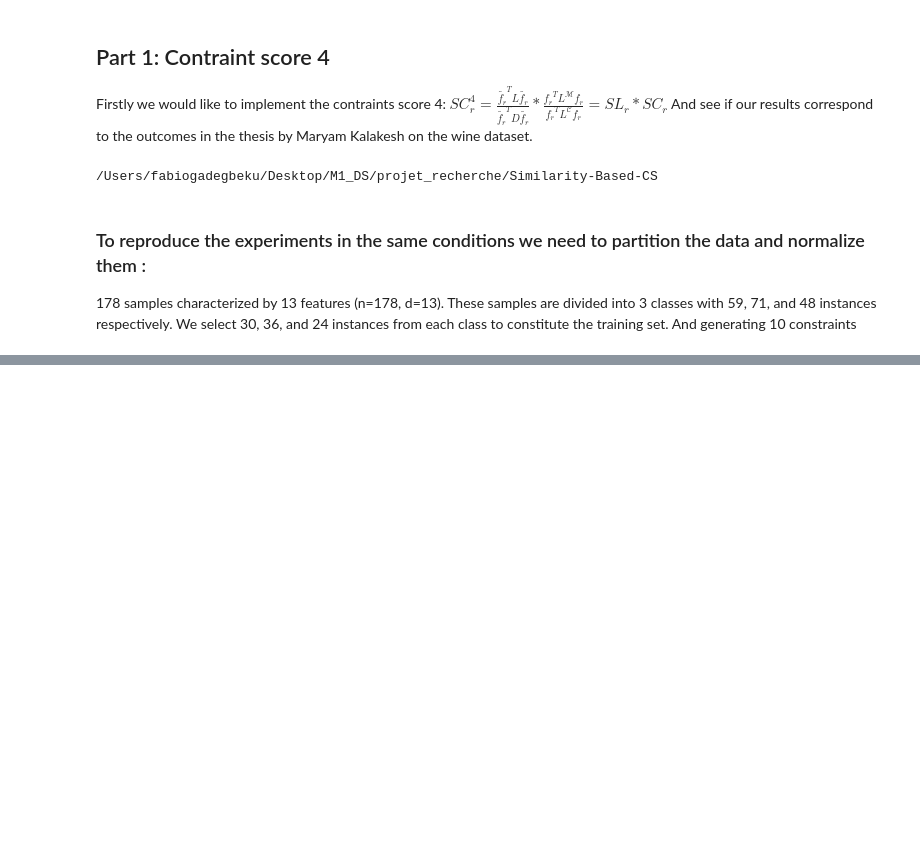
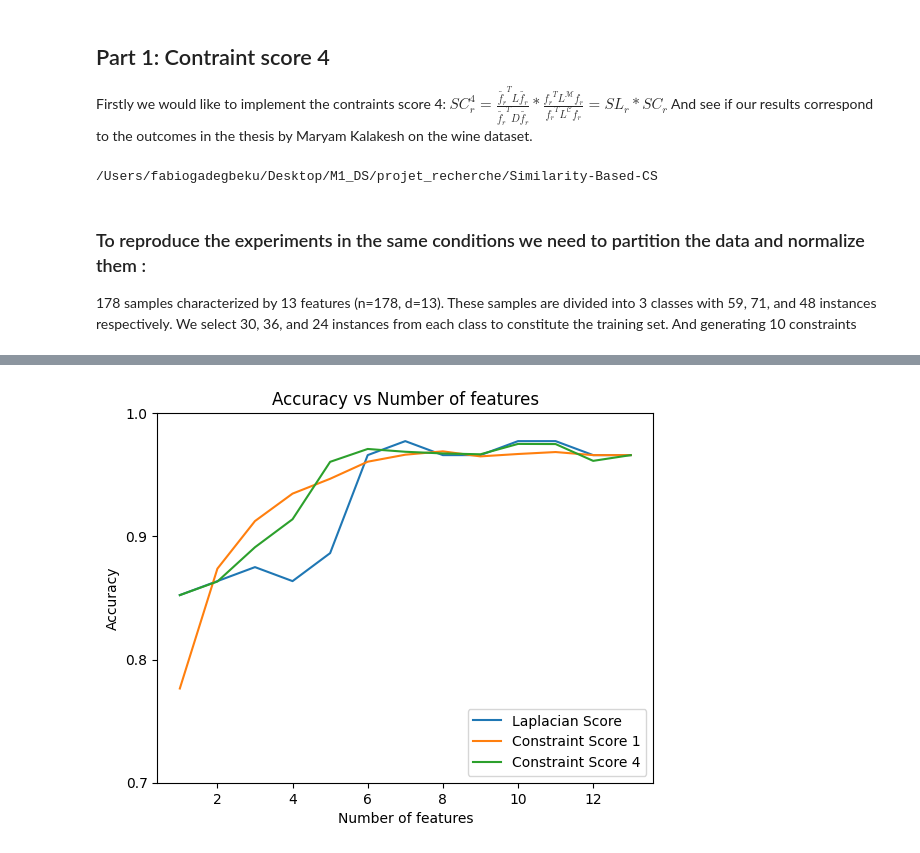
Before and after one commit to FabioGadegbeku/Similarity-Based-CS, a Jupyter notebook: sim_based_cs/notebook.ipynb, the cells around one changed output, grey strips where cells are left out. Cells and saved outputs as stored; diff of their text form; code cells hidden in the pictures; blank space fills up the shorter version.

```diff
--- a/sim_based_cs/notebook.ipynb
+++ b/sim_based_cs/notebook.ipynb
@@ -46,11 +46,10 @@ X_class_2 = X_class_2[:36]
 X_class_3 = X_class_3[:24]
 
 X_data_train_2 = np.concatenate((X_class_1,X_class_2,X_class_3), axis=0)
-X_target_train_2 = np.concatenate((np.zeros(30),np.ones(36),np.ones(24)*2), axis=0)
+X_target_train_2 = np.concatenate((np.zeros(30),np.ones(36),np.ones(24)*2), axis=0)[np.newaxis].T
 # now we need to drop the prototypes from the data
 X_data_test_2 = np.delete(data, np.concatenate((np.arange(30),np.arange(59,95),np.arange(131,155))), axis=0)
 X_target_test_2 = np.delete(target, np.concatenate((np.arange(30),np.arange(59,95),np.arange(131,155))), axis=0)
-
-
+X_data_train_2_labels = np.concatenate(((X_data_train_2,X_target_train_2,)), axis=1)
 #now we have our training and test data
 # %%
@@ -63,0 +65,65 @@ array([12,  4,  0,  3, 11,  2, 10,  9,  5,  6,  8,  1,  7])
+# %%
+from sklearn.preprocessing import StandardScaler
+n = 14
+rep = 100
+knn = Knn(n_neighbors=1)
+all_accuracy_cs4 = np.zeros((rep,n-1))
+all_accuracy_ls = np.zeros((rep,n-1))
+all_accuracy_cs1 = np.zeros((rep,n-1))
+for j in range(rep):
+    X_data_train_2_labels = np.concatenate(((X_data_train_2,X_target_train_2,)), axis=1)
+    X_data_train_2_constraints = generate_constraints(X_data_train_2_labels,3 )
+    constraint_score_4 = laplacian_score(X_data_train_2)*constraint_score_1(X_data_train_2_constraints)
+    features_cs4 = np.argsort(constraint_score_4)
+    features_ls = np.argsort(laplacian_score(X_data_train_2))
+    features_cs1 = np.argsort(constraint_score_1(X_data_train_2_constraints))
+    Accuracy_cs4 = np.zeros(n-1)
+    Accuracy_ls = np.zeros(n-1)
+    Accuracy_cs1 = np.zeros(n-1)
+    for i in range(1,n):
+        X_wine_train_cs4 = np.delete(X_data_train_2, features_cs4[i:], axis=1)
+        X_wine_test_cs4 = np.delete(X_data_test_2, features_cs4[i:], axis=1)
+        y_train = X_target_train_2.ravel()
+        y_test = X_target_test_2
+        scaler = StandardScaler()
+        scaler.fit(X_wine_train_cs4)
+        X_wine_train_cs4 = scaler.transform(X_wine_train_cs4)
+        X_wine_test_cs4 = scaler.transform(X_wine_test_cs4)
+        knn.fit(X_wine_train_cs4, y_train)
+        y_pred = knn.predict(X_wine_test_cs4)
+        Accuracy_cs4[i-1] = np.mean(y_pred == y_test)
+
+        X_wine_train_ls = np.delete(X_data_train_2, features_ls[i:], axis=1)
+        X_wine_test_ls = np.delete(X_data_test_2, features_ls[i:], axis=1)
+        scaler = StandardScaler()
+        scaler.fit(X_wine_train_ls)
+        X_wine_train_ls = scaler.transform(X_wine_train_ls)
+        X_wine_test_ls = scaler.transform(X_wine_test_ls)
+        knn.fit(X_wine_train_ls, y_train)
+        y_pred = knn.predict(X_wine_test_ls)
+        Accuracy_ls[i-1] = np.mean(y_pred == y_test)
+
+        X_wine_train_cs1 = np.delete(X_data_train_2, features_cs1[i:], axis=1)
+        X_wine_test_cs1 = np.delete(X_data_test_2, features_cs1[i:], axis=1)
+        scaler = StandardScaler()
+        scaler.fit(X_wine_train_cs1)
+        X_wine_train_cs1 = scaler.transform(X_wine_train_cs1)
+        X_wine_test_cs1 = scaler.transform(X_wine_test_cs1)
+        knn.fit(X_wine_train_cs1, y_train)
+        y_pred = knn.predict(X_wine_test_cs1)
+        Accuracy_cs1[i-1] = np.mean(y_pred == y_test)
+    all_accuracy_cs4[j,:] = Accuracy_cs4
+    all_accuracy_ls[j,:] = Accuracy_ls
+    all_accuracy_cs1[j,:] = Accuracy_cs1
+plt.plot(range(1,n), np.mean(all_accuracy_ls, axis=0))
+plt.plot(range(1,n), np.mean(all_accuracy_cs1, axis=0))
+plt.plot(range(1,n), np.mean(all_accuracy_cs4, axis=0))
+plt.legend(['Laplacian Score', 'Constraint Score 1', 'Constraint Score 4'], loc='lower right')
+plt.xlabel('Number of features')
+new_y_ticks = np.arange(0.7, 1, 0.1)
+plt.ylabel('Accuracy')
+plt.title('Accuracy vs Number of features')
+plt.yticks(new_y_ticks)
+plt.show()
+# %% [output]
+[figure, added]
```
Also changed, not shown: parts of 7 cells of this notebook, 15 other files.
